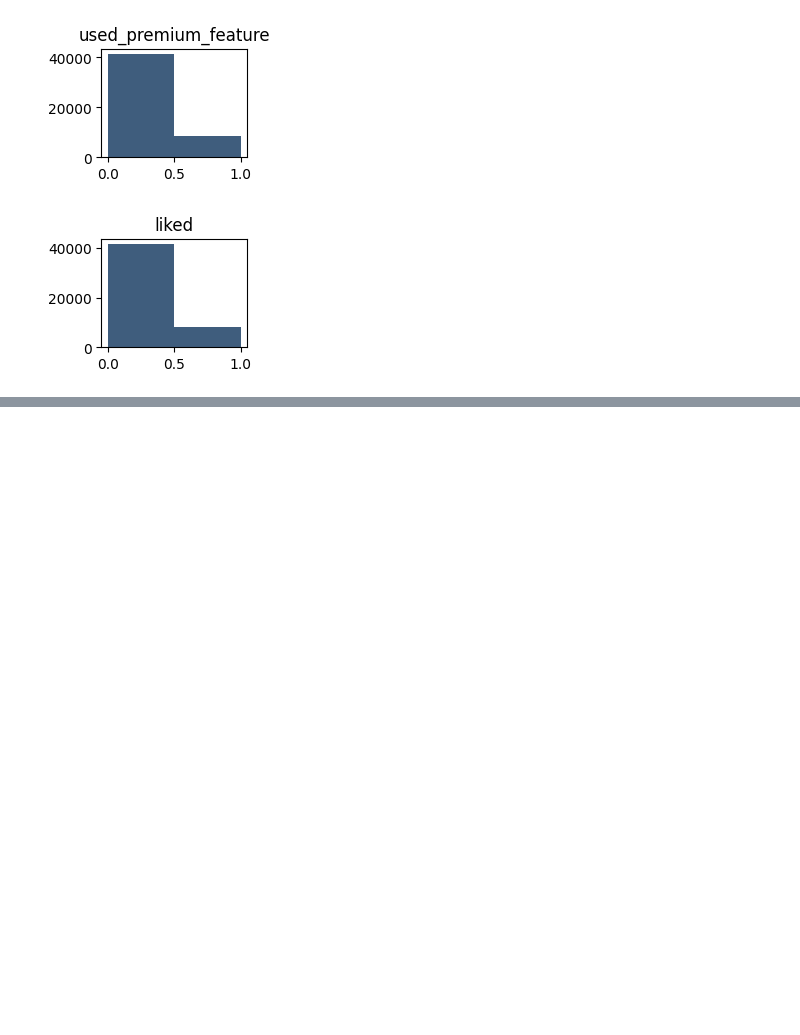
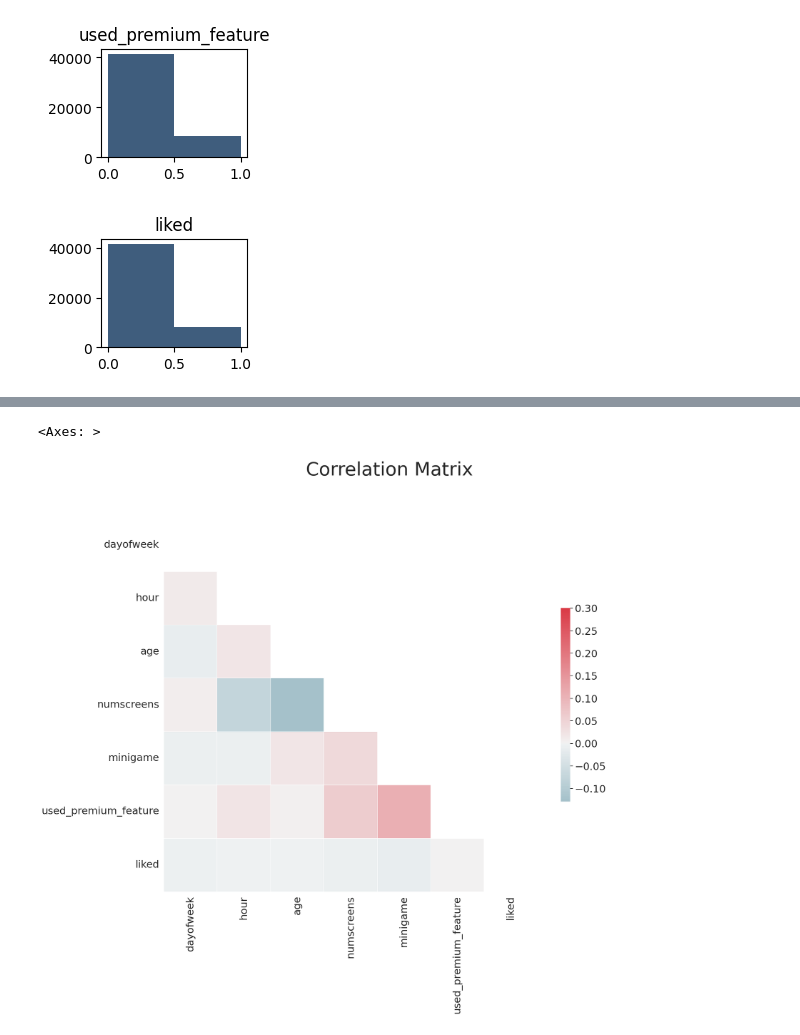
Before and after one commit to saimaharana4/ML_DL_Project, a Jupyter notebook: app-usage-analysis-churn-rate.ipynb, the cells around one changed output, grey strips where cells are left out. Saved outputs shown, nothing was run; the diff lists cells and outputs as text; code cells hidden in the pictures; blank space fills up the shorter version.

```diff
--- a/app-usage-analysis-churn-rate.ipynb
+++ b/app-usage-analysis-churn-rate.ipynb
@@ -97,0 +108,23 @@ for i in range(1, df_temp.shape[1]+1):
+# %%
+#Correlation matrix
+sns.set(style = 'white', font_scale =2)
+
+#Compute Correlation Matrix
+corr = df_temp.corr()
+
+#Genarte a mask for the upper triangle
+mask = np.zeros_like(corr,dtype = np.bool_)
+mask[np.triu_indices_from(mask)] = True
+
+#Set up the matplotlib figure
+fig, axes = plt.subplots(figsize = (18,15))
+fig.suptitle("Correlation Matrix", fontsize = 40)
+
+#Generate a custome diverging colormap
+cmap = sns.diverging_palette(220,10, as_cmap = True)
+
+#Draw the heatmap with the mask an correct aspect ratio
+sns.heatmap(corr, mask = mask, cmap = cmap, vmax = .3, center = 0, square = True, linewidths =0.5, cbar_kws = {"shrink": 0.5} )
+# %% [output]
+<Axes: >
+[figure, added]
```
Also changed, not shown: parts of 1 cell of this notebook.
